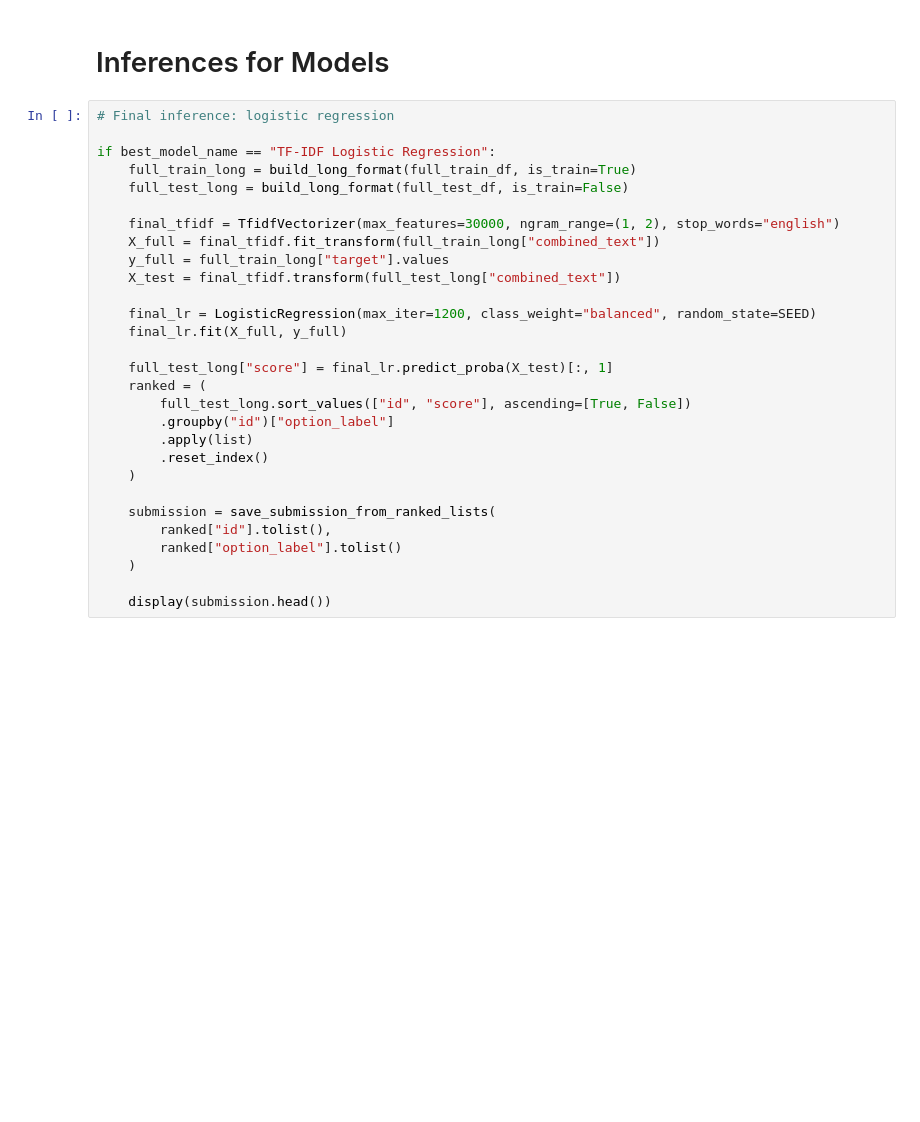
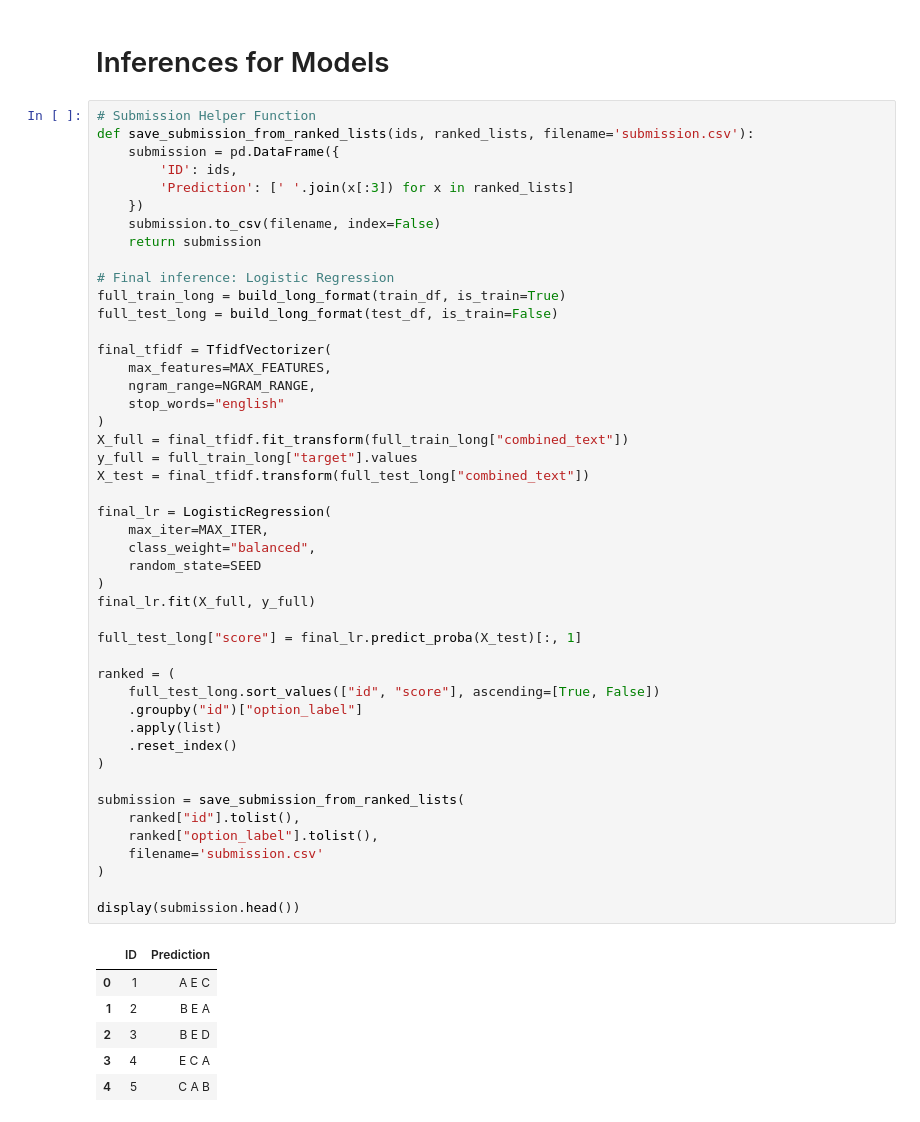
Before and after one commit to Hariom9991/dl-24f1000881-notebook-t22026, a Jupyter notebook: kaggle_notebook.ipynb, the cells around one changed output. Drawn from its saved outputs; the diff is of its cells as text; blank space fills up the shorter version.

```diff
--- a/kaggle_notebook.ipynb
+++ b/kaggle_notebook.ipynb
@@ -1490,31 +595,55 @@ Best model selected: ELECTRA-base Pretrained Model
 # %% [markdown]
 # Inferences for Models
 # %%
-# Final inference: logistic regression
+# Submission Helper Function
+def save_submission_from_ranked_lists(ids, ranked_lists, filename='submission.csv'):
+    submission = pd.DataFrame({
+        'ID': ids,
+        'Prediction': [' '.join(x[:3]) for x in ranked_lists]
+    })
+    submission.to_csv(filename, index=False)
+    return submission
 
-if best_model_name == "TF-IDF Logistic Regression":
-    full_train_long = build_long_format(full_train_df, is_train=True)
-    full_test_long = build_long_format(full_test_df, is_train=False)
+# Final inference: Logistic Regression
+full_train_long = build_long_format(train_df, is_train=True)
+full_test_long = build_long_format(test_df, is_train=False)
 
-    final_tfidf = TfidfVectorizer(max_features=30000, ngram_range=(1, 2), stop_words="english")
-    X_full = final_tfidf.fit_transform(full_train_long["combined_text"])
-    y_full = full_train_long["target"].values
-    X_test = final_tfidf.transform(full_test_long["combined_text"])
+final_tfidf = TfidfVectorizer(
+    max_features=MAX_FEATURES,
+    ngram_range=NGRAM_RANGE,
+    stop_words="english"
+)
+X_full = final_tfidf.fit_transform(full_train_long["combined_text"])
+y_full = full_train_long["target"].values
+X_test = final_tfidf.transform(full_test_long["combined_text"])
 
-    final_lr = LogisticRegression(max_iter=1200, class_weight="balanced", random_state=SEED)
-    final_lr.fit(X_full, y_full)
+final_lr = LogisticRegression(
+    max_iter=MAX_ITER,
+    class_weight="balanced",
+    random_state=SEED
+)
+final_lr.fit(X_full, y_full)
 
-    full_test_long["score"] = final_lr.predict_proba(X_test)[:, 1]
-    ranked = (
-        full_test_long.sort_values(["id", "score"], ascending=[True, False])
-        .groupby("id")["option_label"]
-        .apply(list)
-        .reset_index()
-    )
+full_test_long["score"] = final_lr.predict_proba(X_test)[:, 1]
 
-    submission = save_submission_from_ranked_lists(
-        ranked["id"].tolist(),
-        ranked["option_label"].tolist()
-    )
+ranked = (
+    full_test_long.sort_values(["id", "score"], ascending=[True, False])
+    .groupby("id")["option_label"]
+    .apply(list)
+    .reset_index()
+)
 
-    display(submission.head())
+submission = save_submission_from_ranked_lists(
+    ranked["id"].tolist(),
+    ranked["option_label"].tolist(),
+    filename='submission.csv'
+)
+
+display(submission.head())
+# %% [output]
+|  | ID | Prediction |
+| 0 | 1 | A E C |
+| 1 | 2 | B E A |
+| 2 | 3 | B E D |
+| 3 | 4 | E C A |
+| 4 | 5 | C A B |
```
Also changed, not shown: parts of 32 cells of this notebook.
